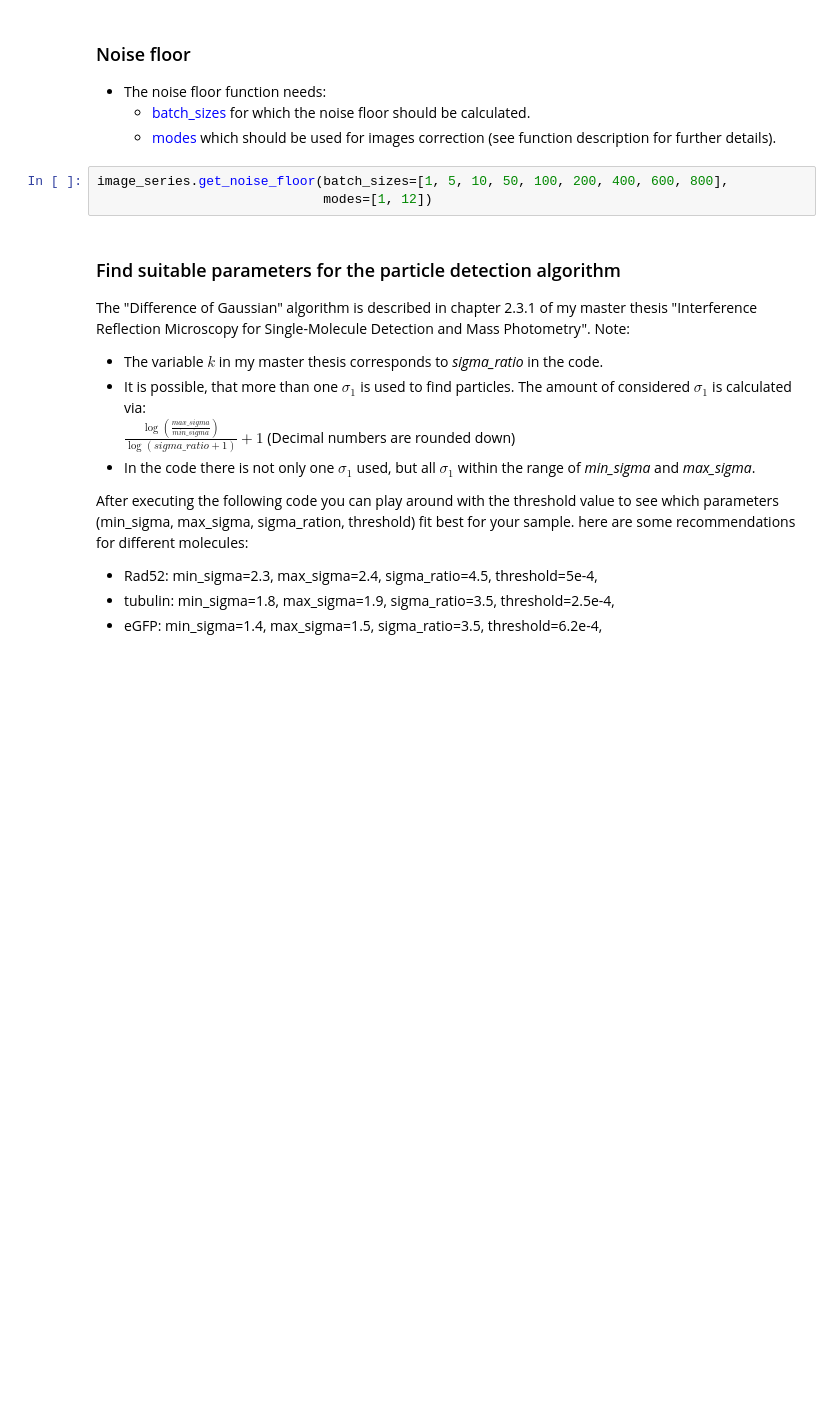
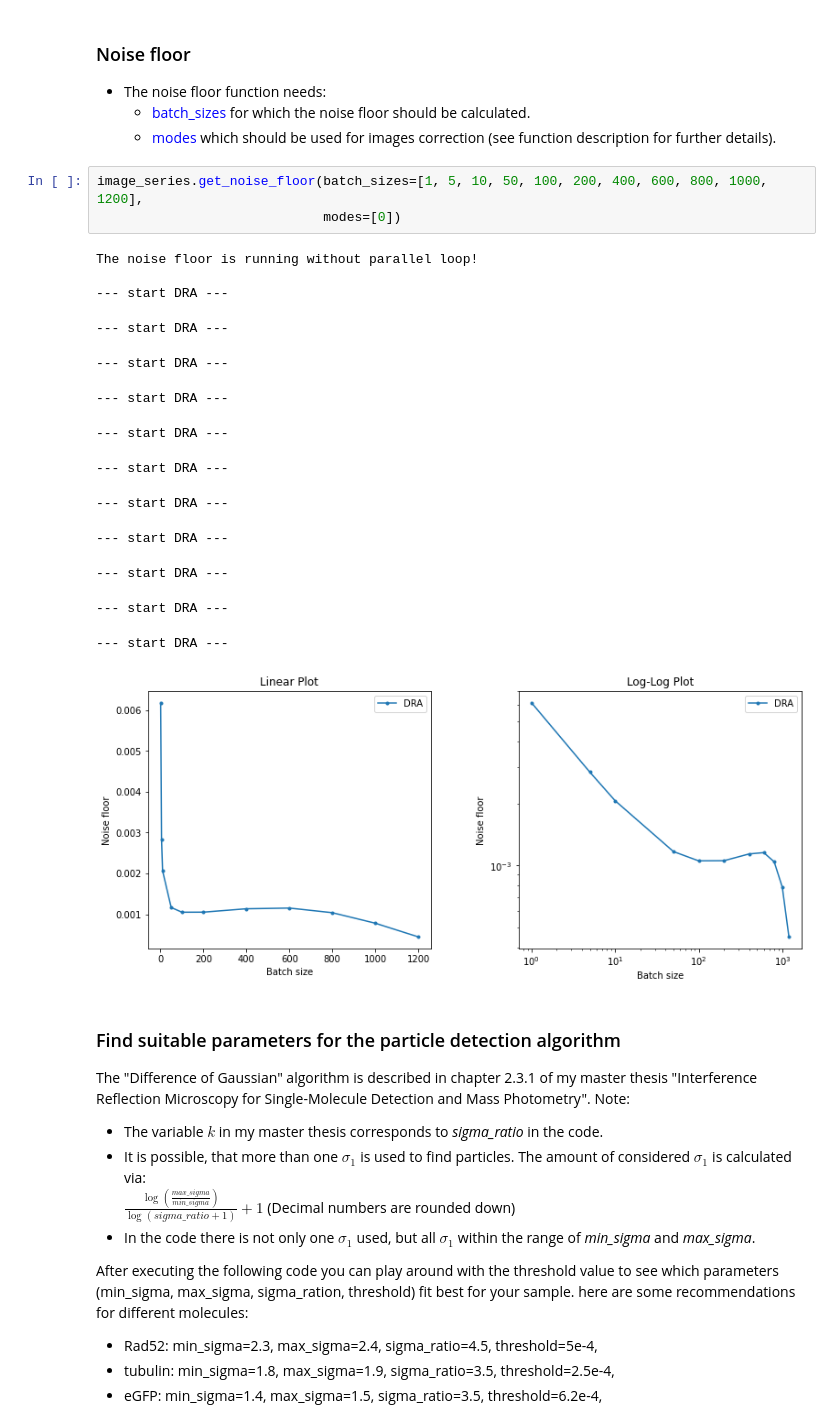
Before and after one commit to smuench34/CodesForCellularNanoscience, a Jupyter notebook: ISCAT_Analysis/iscat_analysis.ipynb, the cells around one changed output. Saved outputs shown, nothing was run; the diff lists cells and outputs as text; blank space fills up the shorter version.

```diff
--- a/ISCAT_Analysis/iscat_analysis.ipynb
+++ b/ISCAT_Analysis/iscat_analysis.ipynb
@@ -72,8 +74,23 @@ image_series.plot_power_fluctuation([1, 2, 3])
     - <font color='blue'>batch_sizes</font> for which the noise floor should be calculated.
     - <font color='blue'>modes</font> which should be used for images correction (see function description for further details).
 # %%
-image_series.get_noise_floor(batch_sizes=[1, 5, 10, 50, 100, 200, 400, 600, 800],
-                             modes=[1, 12])
+image_series.get_noise_floor(batch_sizes=[1, 5, 10, 50, 100, 200, 400, 600, 800, 1000, 1200],
+                             modes=[0])
+# %% [output]
+The noise floor is running without parallel loop!
+
+--- start DRA ---
+--- start DRA ---
+--- start DRA ---
+--- start DRA ---
+--- start DRA ---
+--- start DRA ---
+--- start DRA ---
+--- start DRA ---
+--- start DRA ---
+--- start DRA ---
+--- start DRA ---
+[figure, added]
 # %% [markdown]
 ### Find suitable parameters for the particle detection algorithm
 The "Difference of Gaussian" algorithm is described in chapter 2.3.1 of my master thesis "Interference Reflection Microscopy for Single-Molecule Detection and Mass Photometry".
```
Also changed, not shown: parts of 11 cells of this notebook, 4 other files.
